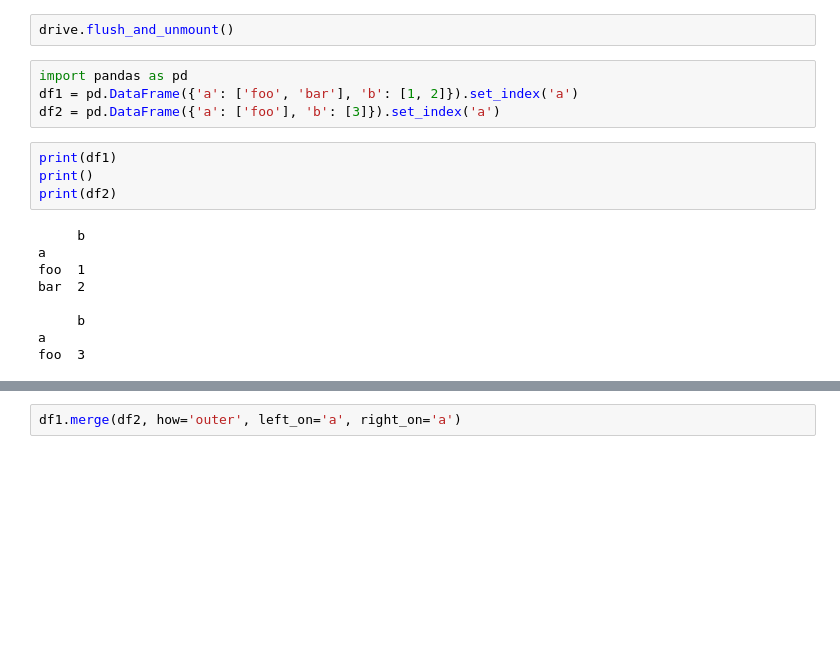
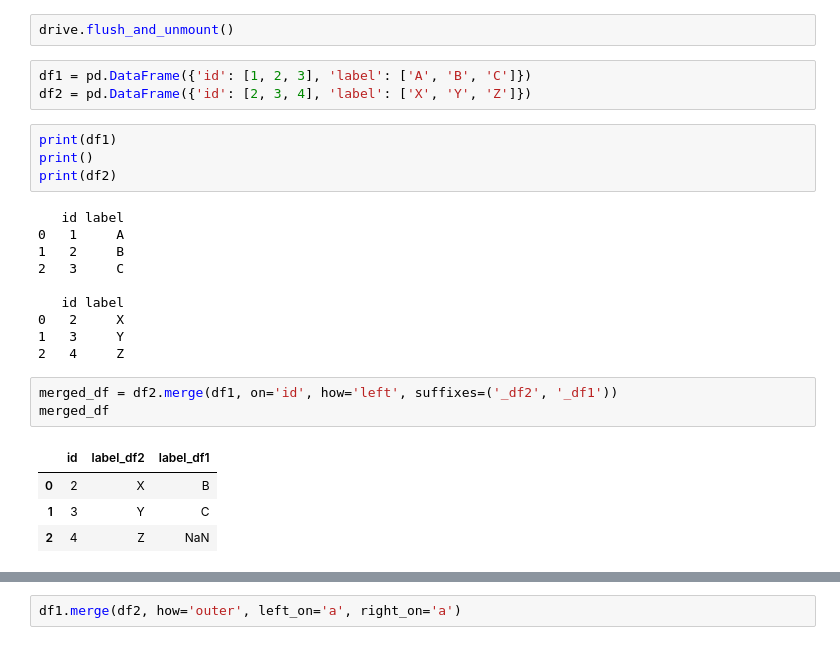
Before and after one commit to Guo-bot-1998/Appendicitis, a Jupyter notebook: Viewdata.ipynb, the cells around one changed output, grey strips where cells are left out. Drawn from its saved outputs; the diff is of its cells as text; blank space fills up the shorter version.

```diff
--- a/Viewdata.ipynb
+++ b/Viewdata.ipynb
@@ -505,20 +505,28 @@ tensor([[[15, 15],
 tensor([[[13]]])
 # %%
 drive.flush_and_unmount()
-# %%
-import pandas as pd
-df1 = pd.DataFrame({'a': ['foo', 'bar'], 'b': [1, 2]}).set_index('a')
-df2 = pd.DataFrame({'a': ['foo'], 'b': [3]}).set_index('a')
+# %%
+df1 = pd.DataFrame({'id': [1, 2, 3], 'label': ['A', 'B', 'C']})
+df2 = pd.DataFrame({'id': [2, 3, 4], 'label': ['X', 'Y', 'Z']})
 # %%
 print(df1)
 print()
 print(df2)
 # %% [output]
-     b
-a
-foo  1
-bar  2
+   id label
+0   1     A
+1   2     B
+2   3     C
 
-     b
-a
-foo  3
+   id label
+0   2     X
+1   3     Y
+2   4     Z
+# %%
+merged_df = df2.merge(df1, on='id', how='left', suffixes=('_df2', '_df1'))
+merged_df
+# %% [output]
+|  | id | label_df2 | label_df1 |
+| 0 | 2 | X | B |
+| 1 | 3 | Y | C |
+| 2 | 4 | Z | NaN |
```
Also changed, not shown: parts of 6 cells of this notebook.
